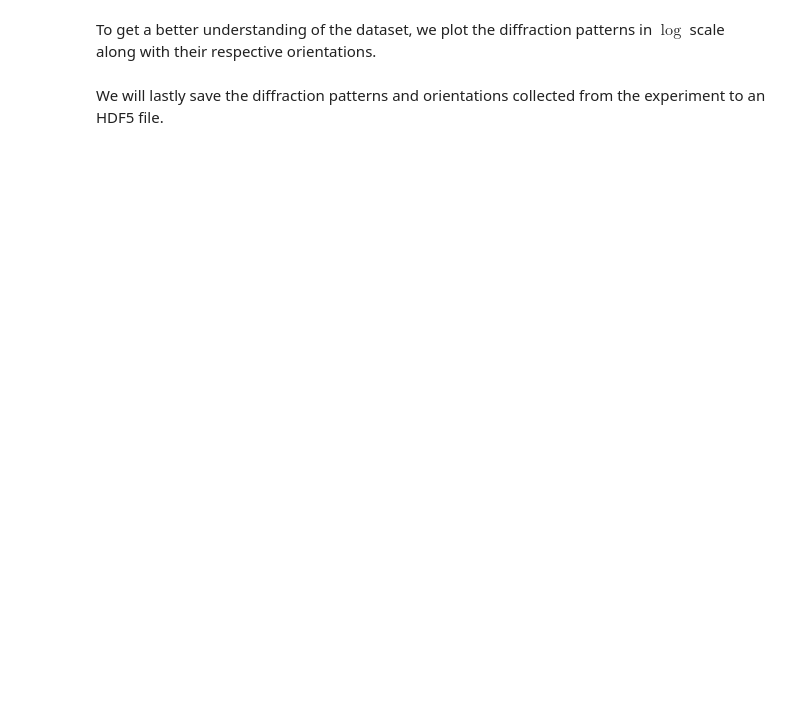
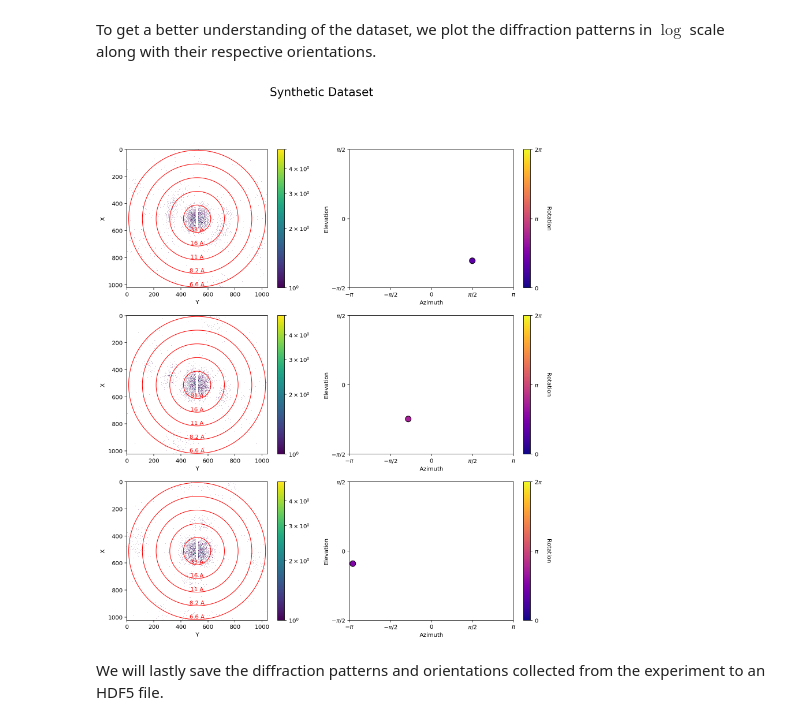
Before and after one commit to chuckie82/skopi, a Jupyter notebook: examples/notebooks/cspi_generate_synthetic_dataset.ipynb, the cells around one changed output. Drawn from its saved outputs; the diff is of its cells as text; code cells hidden in the pictures; blank space fills up the shorter version.

```diff
--- a/examples/notebooks/cspi_generate_synthetic_dataset.ipynb
+++ b/examples/notebooks/cspi_generate_synthetic_dataset.ipynb
@@ -140,7 +174,7 @@ def azimuth_elevation_representation(unit_vector):
     return azimuth, elevation
 
 def plot_orientation(ax, azimuth, elevation, theta, cmap=cm.plasma):
-    norm = Normalize(vmin=-2*np.pi, vmax=2*np.pi)
+    norm = Normalize(vmin=0, vmax=2*np.pi)
     color = cmap(norm(theta))
 
     scatter = ax.scatter(azimuth, elevation, color=color, s=100, edgecolors='black')
@@ -149,39 +183,41 @@ def plot_orientation(ax, azimuth, elevation, theta, cmap=cm.plasma):
     ax.set_ylabel('Elevation')
 
     ax.set_xticks([-np.pi, -np.pi/2, 0, np.pi/2, np.pi])
-    ax.set_yticks([-np.pi, -np.pi/2, 0, np.pi/2, np.pi])
+    ax.set_yticks([-np.pi/2, 0, np.pi/2])
 
     ax.set_xticklabels(['$-\pi$', '$-\pi/2$', '0', '$\pi/2$', '$\pi$'])
-    ax.set_yticklabels(['$-\pi$', '$-\pi/2$', '0', '$\pi/2$', '$\pi$'])
+    ax.set_yticklabels(['$-\pi/2$', '0', '$\pi/2$'])
 
     sm = cm.ScalarMappable(cmap=cmap, norm=norm)
     sm.set_array([])
-    cbar = plt.colorbar(sm, ticks=[-2*np.pi, -np.pi, 0, np.pi, 2*np.pi])
-    cbar.set_label('Rotation angle', rotation=270, labelpad=15)
-    cbar.ax.set_yticklabels(['$-2\pi$', '$-\pi$', '0', '$\pi$', '$2\pi$'])  # vertically oriented colorbar
+    cbar = plt.colorbar(sm, ticks=[0, np.pi, 2*np.pi])
+    cbar.set_label('Rotation', rotation=270, labelpad=15)
+    cbar.ax.set_yticklabels(['0', '$\pi$', '$2\pi$'])  # vertically oriented colorbar
 
 fig_nrows = 3
 fig_ncols = 2
 
 fig_width = 14
 fig_height = 5 * fig_nrows
 
 plt.figure(figsize=(fig_width, fig_height))
 viz = ps.Visualizer(experiment, diffraction_rings="auto", log_scale=True)
 
 for diffraction_pattern_idx, diffraction_pattern in enumerate(diffraction_patterns[:fig_nrows]):
     plt.subplot(fig_nrows, fig_ncols, 2 * (diffraction_pattern_idx + 1) - 1)
     viz.imshow(diffraction_pattern)
 
     orientation = orientations[diffraction_pattern_idx]
     axis, theta = angle_axis_representation(orientation)
     azimuth, elevation = azimuth_elevation_representation(axis)
 
     ax = plt.subplot(fig_nrows, fig_ncols, 2 * (diffraction_pattern_idx + 1))
     plot_orientation(ax, azimuth, elevation, theta)
 
 plt.suptitle('Synthetic Dataset', fontsize=20)
 plt.show()
+# %% [output]
+[figure, added]
 # %% [markdown]
 We will lastly save the diffraction patterns and orientations collected from the experiment to an HDF5 file.
 # %%
```
Also changed, not shown: parts of 3 cells of this notebook.
